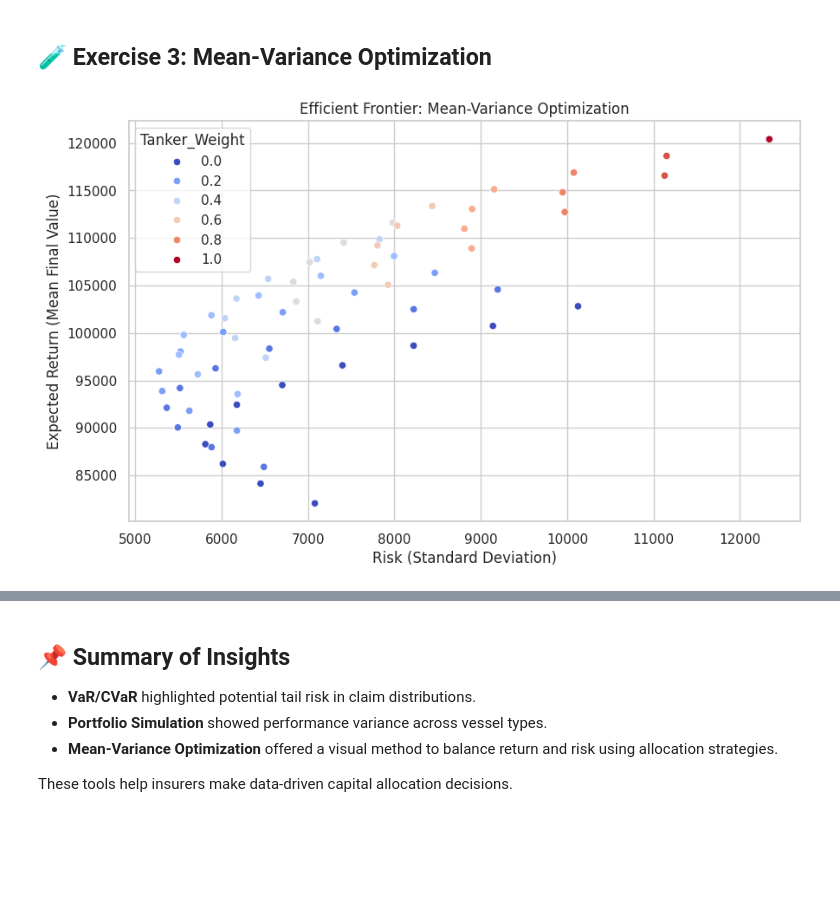
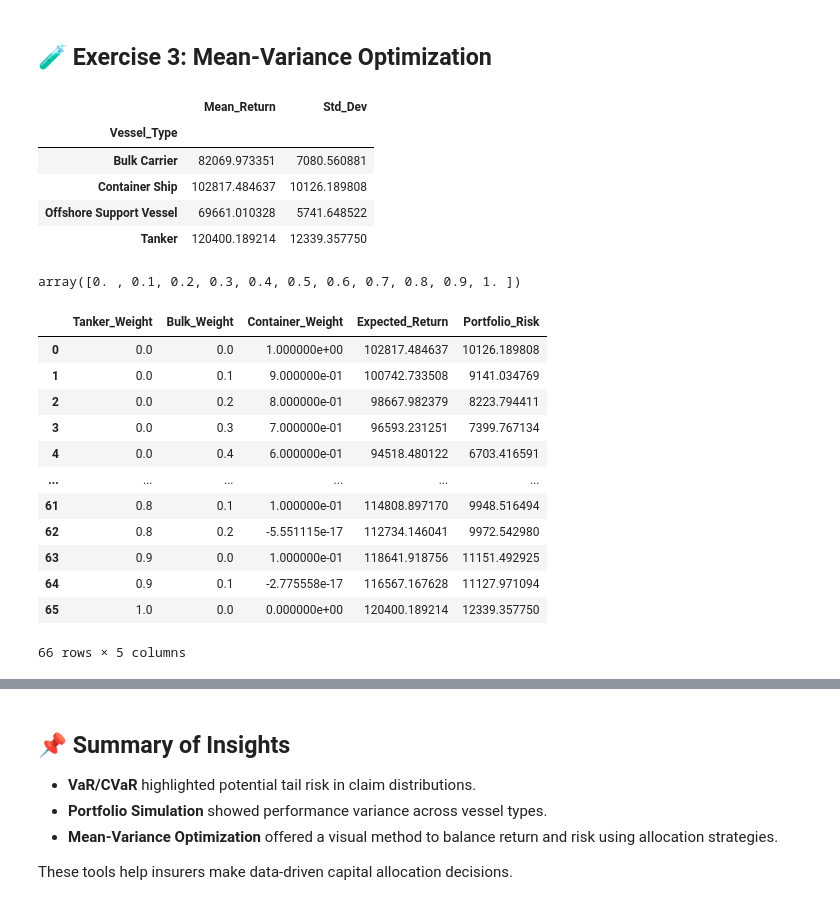
Before and after one commit to anshupandey/MSA-analytics, a Jupyter notebook: POTMS2/Lab4_Ocean_Hull_Insurance_Optimization.ipynb, the cells around one changed output, grey strips where cells are left out. Cells and saved outputs as stored; diff of their text form; code cells hidden in the pictures; blank space fills up the shorter version.

```diff
--- a/POTMS2/Lab4_Ocean_Hull_Insurance_Optimization.ipynb
+++ b/POTMS2/Lab4_Ocean_Hull_Insurance_Optimization.ipynb
@@ -87,39 +87,56 @@ plt.show()
 [figure]
 # %% [markdown]
 ## 🧪 Exercise 3: Mean-Variance Optimization
+# %%
+returns_df = df.groupby('Vessel_Type').agg(
+    Mean_Return=('Final_Value', 'mean'),
+    Std_Dev=('Final_Value', 'std')
+)
+
+returns_df
+# %% [output]
+|  | Mean_Return | Std_Dev |
+| Vessel_Type |  |  |
+| Bulk Carrier | 82069.973351 | 7080.560881 |
+| Container Ship | 102817.484637 | 10126.189808 |
+| Offshore Support Vessel | 69661.010328 | 5741.648522 |
+| Tanker | 120400.189214 | 12339.357750 |
+# %%
+# Generate sample weight combinations
+weights = np.linspace(0, 1, 11)
+weights
+# %% [output]
+array([0. , 0.1, 0.2, 0.3, 0.4, 0.5, 0.6, 0.7, 0.8, 0.9, 1. ])
 # %%
-
-returns_df = df.groupby('Vessel_Type').agg(
-    Mean_Return=('Final_Value', 'mean'),
-    Std_Dev=('Final_Value', 'std')
-)
-
-# Generate sample weight combinations
-weights = np.linspace(0, 1, 11)
 results = []
 
 # Try combinations of 3 assets: Tanker, Bulk Carrier, Container Ship
 for w1 in weights:
     for w2 in weights:
         if w1 + w2 <= 1:
             w3 = 1 - w1 - w2
             mean_return = (w1 * returns_df.loc['Tanker', 'Mean_Return'] +
                            w2 * returns_df.loc['Bulk Carrier', 'Mean_Return'] +
                            w3 * returns_df.loc['Container Ship', 'Mean_Return'])
             std_dev = np.sqrt((w1**2 * returns_df.loc['Tanker', 'Std_Dev']**2) +
                               (w2**2 * returns_df.loc['Bulk Carrier', 'Std_Dev']**2) +
                               (w3**2 * returns_df.loc['Container Ship', 'Std_Dev']**2))
             results.append((w1, w2, w3, mean_return, std_dev))
 
 opt_df = pd.DataFrame(results, columns=['Tanker_Weight', 'Bulk_Weight', 'Container_Weight', 'Expected_Return', 'Portfolio_Risk'])
 
-# Plot Efficient Frontier
-plt.figure(figsize=(10,6))
-sns.scatterplot(data=opt_df, x='Portfolio_Risk', y='Expected_Return', hue='Tanker_Weight', palette='coolwarm')
-plt.title('Efficient Frontier: Mean-Variance Optimization')
-plt.xlabel('Risk (Standard Deviation)')
-plt.ylabel('Expected Return (Mean Final Value)')
-plt.grid(True)
-plt.show()
+opt_df
 # %% [output]
-[figure, removed]
+|  | Tanker_Weight | Bulk_Weight | Container_Weight | Expected_Return | Portfolio_Risk |
+| 0 | 0.0 | 0.0 | 1.000000e+00 | 102817.484637 | 10126.189808 |
+| 1 | 0.0 | 0.1 | 9.000000e-01 | 100742.733508 | 9141.034769 |
+| 2 | 0.0 | 0.2 | 8.000000e-01 | 98667.982379 | 8223.794411 |
+| 3 | 0.0 | 0.3 | 7.000000e-01 | 96593.231251 | 7399.767134 |
+| 4 | 0.0 | 0.4 | 6.000000e-01 | 94518.480122 | 6703.416591 |
+| ... | ... | ... | ... | ... | ... |
+| 61 | 0.8 | 0.1 | 1.000000e-01 | 114808.897170 | 9948.516494 |
+| 62 | 0.8 | 0.2 | -5.551115e-17 | 112734.146041 | 9972.542980 |
+| 63 | 0.9 | 0.0 | 1.000000e-01 | 118641.918756 | 11151.492925 |
+| 64 | 0.9 | 0.1 | -2.775558e-17 | 116567.167628 | 11127.971094 |
+| 65 | 1.0 | 0.0 | 0.000000e+00 | 120400.189214 | 12339.357750 |
+66 rows × 5 columns
```
Also changed, not shown: parts of 5 cells of this notebook.
